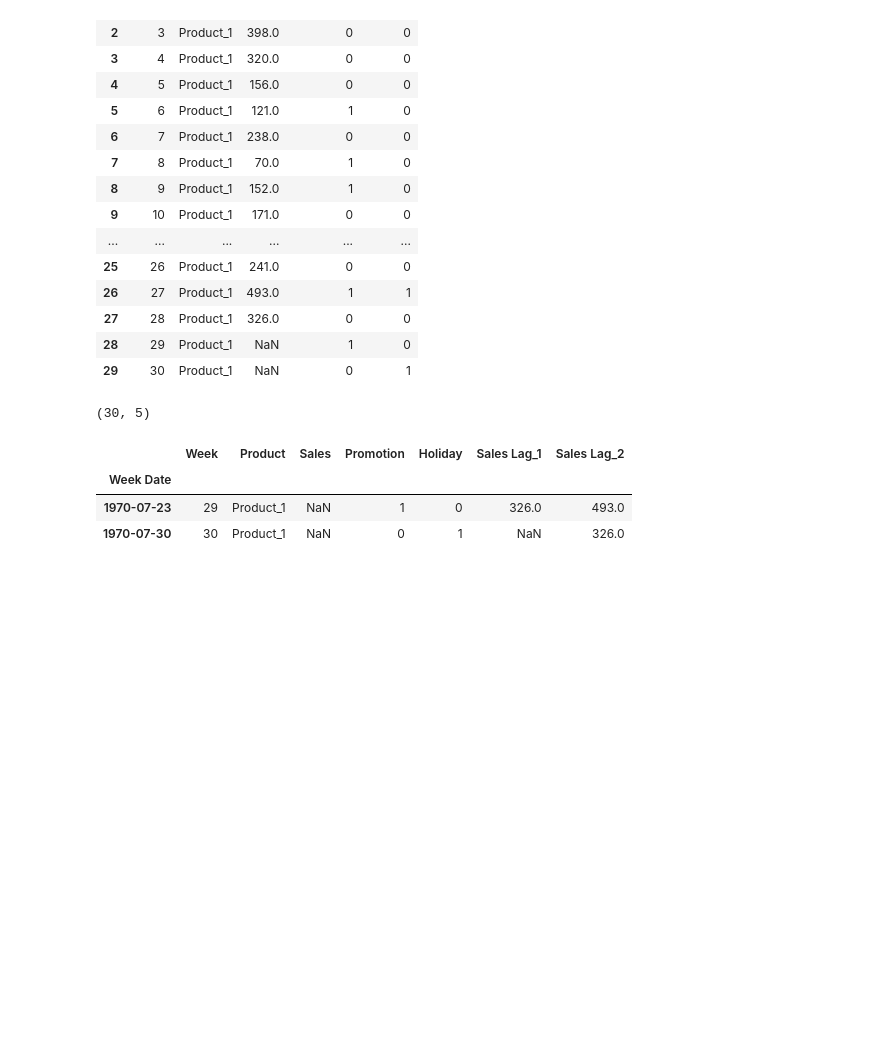
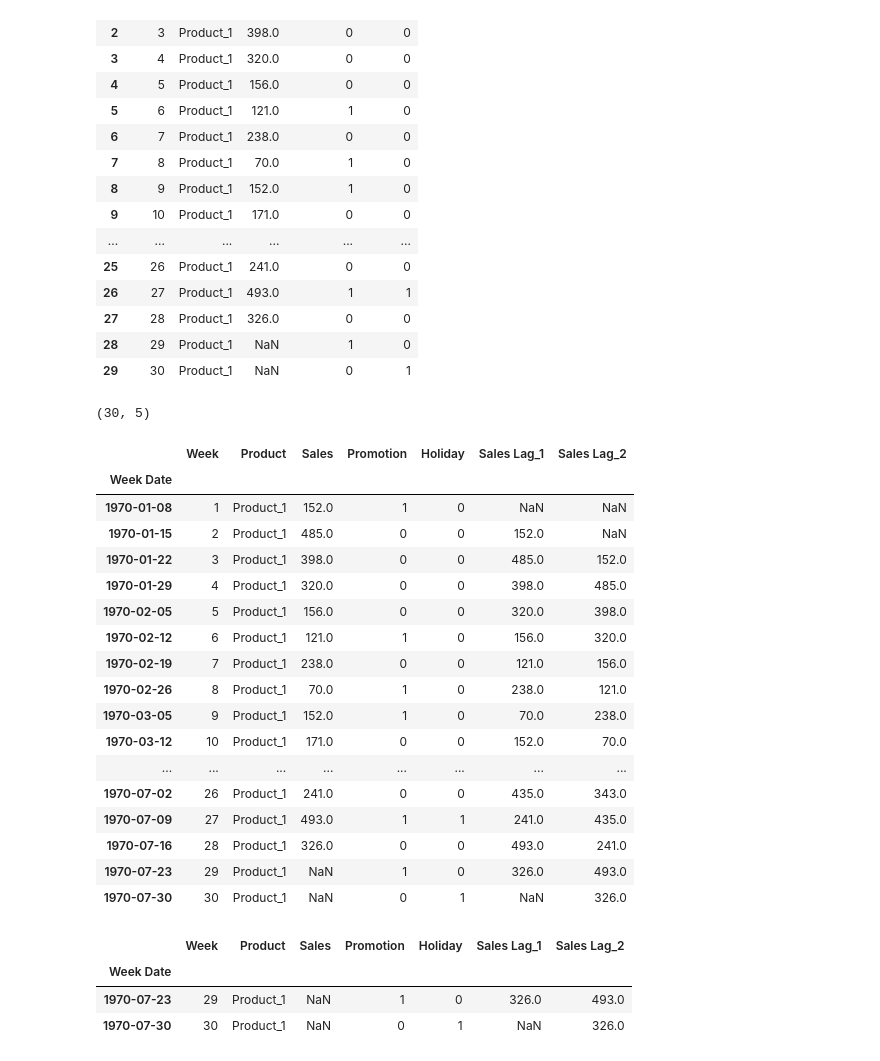
Before and after one commit to CesarArroyo09/mercadolibre-test, a Jupyter notebook: Ejercicio 2/ejercicio2_3_forecasting_models.ipynb, the cells around one changed output. Cells and saved outputs as stored; diff of their text form; code cells hidden in the pictures; blank space fills up the shorter version.

```diff
--- a/Ejercicio 2/ejercicio2_3_forecasting_models.ipynb
+++ b/Ejercicio 2/ejercicio2_3_forecasting_models.ipynb
@@ -26,3 +26,31 @@ sales
 sales.shape
 # %% [output]
 (30, 5)
+# %%
+sales_transformed = sales.copy()
+sales_transformed.index = pd.to_datetime(sales_transformed["Week"], unit="W")
+sales_transformed.index.name = "Week Date"
+# sales_transformed.dropna(inplace=True)
+sales_transformed["Sales Lag_1"] = sales_transformed["Sales"].shift(1)
+sales_transformed["Sales Lag_2"] = sales_transformed["Sales"].shift(2)
+# %%
+sales_transformed
+# %% [output]
+|  | Week | Product | Sales | Promotion | Holiday | Sales Lag_1 | Sales Lag_2 |
+| Week Date |  |  |  |  |  |  |  |
+| 1970-01-08 | 1 | Product_1 | 152.0 | 1 | 0 | NaN | NaN |
+| 1970-01-15 | 2 | Product_1 | 485.0 | 0 | 0 | 152.0 | NaN |
+| 1970-01-22 | 3 | Product_1 | 398.0 | 0 | 0 | 485.0 | 152.0 |
+| 1970-01-29 | 4 | Product_1 | 320.0 | 0 | 0 | 398.0 | 485.0 |
+| 1970-02-05 | 5 | Product_1 | 156.0 | 0 | 0 | 320.0 | 398.0 |
+| 1970-02-12 | 6 | Product_1 | 121.0 | 1 | 0 | 156.0 | 320.0 |
+| 1970-02-19 | 7 | Product_1 | 238.0 | 0 | 0 | 121.0 | 156.0 |
+| 1970-02-26 | 8 | Product_1 | 70.0 | 1 | 0 | 238.0 | 121.0 |
+| 1970-03-05 | 9 | Product_1 | 152.0 | 1 | 0 | 70.0 | 238.0 |
+| 1970-03-12 | 10 | Product_1 | 171.0 | 0 | 0 | 152.0 | 70.0 |
+| ... | ... | ... | ... | ... | ... | ... | ... |
+| 1970-07-02 | 26 | Product_1 | 241.0 | 0 | 0 | 435.0 | 343.0 |
+| 1970-07-09 | 27 | Product_1 | 493.0 | 1 | 1 | 241.0 | 435.0 |
+| 1970-07-16 | 28 | Product_1 | 326.0 | 0 | 0 | 493.0 | 241.0 |
+| 1970-07-23 | 29 | Product_1 | NaN | 1 | 0 | 326.0 | 493.0 |
+| 1970-07-30 | 30 | Product_1 | NaN | 0 | 1 | NaN | 326.0 |
```
Also changed, not shown: parts of 3 cells of this notebook.
